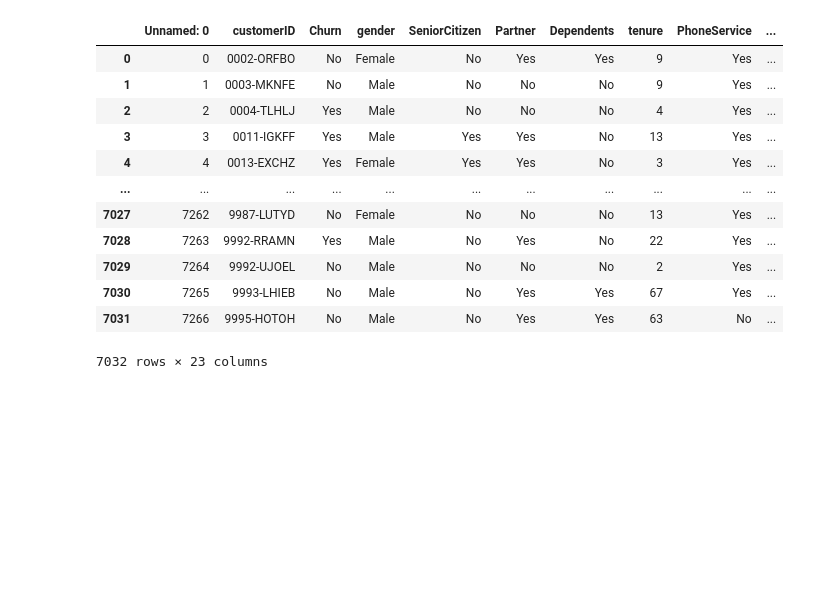
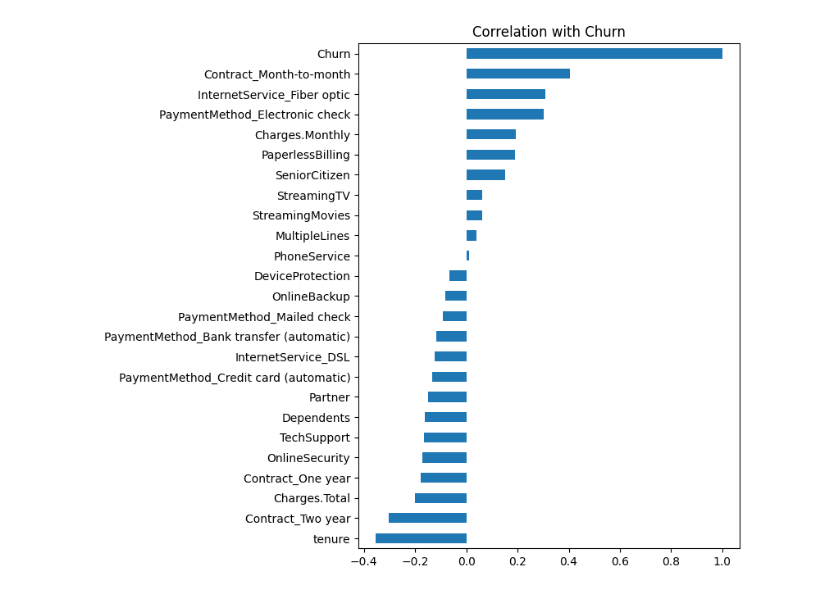
Before and after one commit to RaySilvaP/TelecomX-2, a Jupyter notebook: TelecomX2.ipynb, the cells around one changed output. Cells and saved outputs as stored; diff of their text form; code cells hidden in the pictures; blank space fills up the shorter version.

```diff
--- a/TelecomX2.ipynb
+++ b/TelecomX2.ipynb
@@ -2,18 +2,4 @@
 import pandas as pd
 
 df = pd.read_csv('https://raw.githubusercontent.com/RaySilvaP/TelecomX-2/refs/heads/main/TelecomX_2_Data_.csv')
-df
+df.drop(['customerID', 'Contas_Diarias', 'gender'], axis=1, inplace=True)
-# %% [output]
-|  | Unnamed: 0 | customerID | Churn | gender | SeniorCitizen | Partner | Dependents | tenure | PhoneService | ... |
-| 0 | 0 | 0002-ORFBO | No | Female | No | Yes | Yes | 9 | Yes | ... |
-| 1 | 1 | 0003-MKNFE | No | Male | No | No | No | 9 | Yes | ... |
-| 2 | 2 | 0004-TLHLJ | Yes | Male | No | No | No | 4 | Yes | ... |
-| 3 | 3 | 0011-IGKFF | Yes | Male | Yes | Yes | No | 13 | Yes | ... |
-| 4 | 4 | 0013-EXCHZ | Yes | Female | Yes | Yes | No | 3 | Yes | ... |
-| ... | ... | ... | ... | ... | ... | ... | ... | ... | ... | ... |
-| 7027 | 7262 | 9987-LUTYD | No | Female | No | No | No | 13 | Yes | ... |
-| 7028 | 7263 | 9992-RRAMN | Yes | Male | No | Yes | No | 22 | Yes | ... |
-| 7029 | 7264 | 9992-UJOEL | No | Male | No | No | No | 2 | Yes | ... |
-| 7030 | 7265 | 9993-LHIEB | No | Male | No | Yes | Yes | 67 | Yes | ... |
-| 7031 | 7266 | 9995-HOTOH | No | Male | No | Yes | Yes | 63 | No | ... |
-7032 rows × 23 columns
@@ -19,0 +17,40 @@ df
+# %%
+from sklearn.compose import make_column_transformer
+from sklearn.preprocessing import OneHotEncoder
+
+cols_to_encode = [
+    "InternetService",
+    "Contract",
+    "PaymentMethod"
+]
+
+encoder_drop = OneHotEncoder(
+    handle_unknown = 'ignore',
+    drop=['No'],
+    sparse_output=False)
+
+encoder_keep = OneHotEncoder(
+    handle_unknown = 'ignore',
+    sparse_output=False)
+
+
+one_hot_enc = make_column_transformer(
+    (encoder_drop, cols_to_encode[:1]),
+    (encoder_keep, cols_to_encode[1:]),
+    remainder='passthrough')
+
+df = one_hot_enc.fit_transform(df)
+df = pd.DataFrame(df, columns=one_hot_enc.get_feature_names_out())
+df.columns = df.columns.str.replace(r"(onehotencoder-\d+__|remainder__)", "", regex=True)
+# %%
+import matplotlib.pyplot as plt
+import seaborn as sns
+
+corr = df.corr()["Churn"].sort_values()
+
+plt.figure(figsize=(6,8))
+corr.plot(kind="barh")
+plt.title("Correlation with Churn")
+plt.show()
+# %% [output]
+[figure, added]
```
Also changed, not shown: parts of 13 cells of this notebook.
